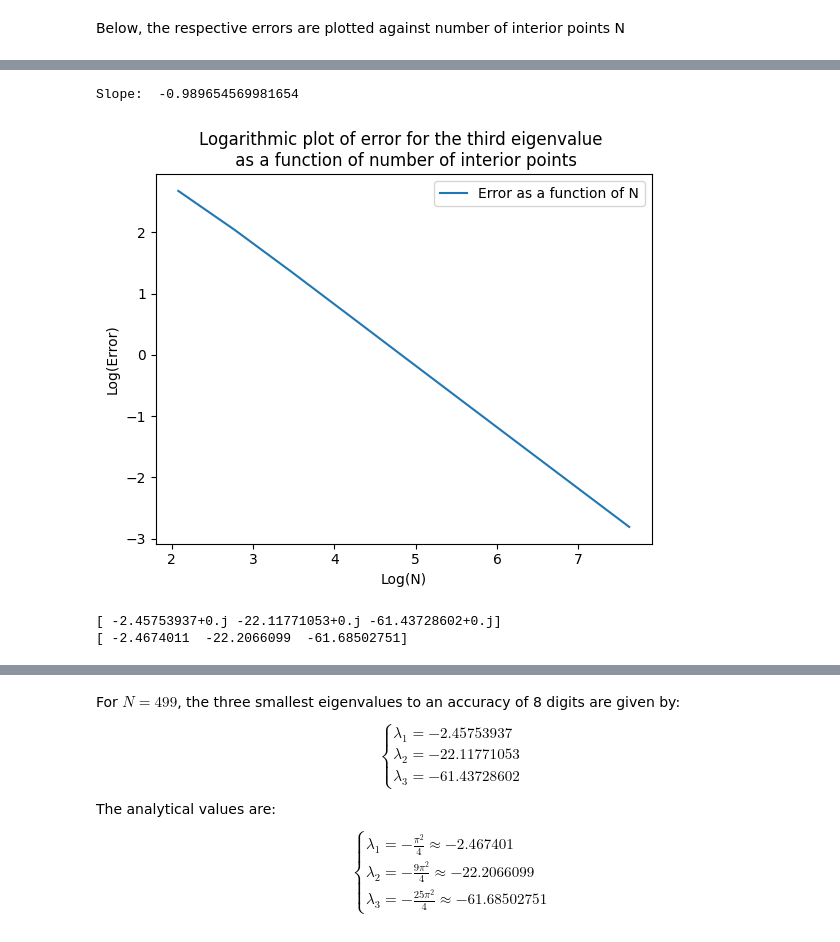
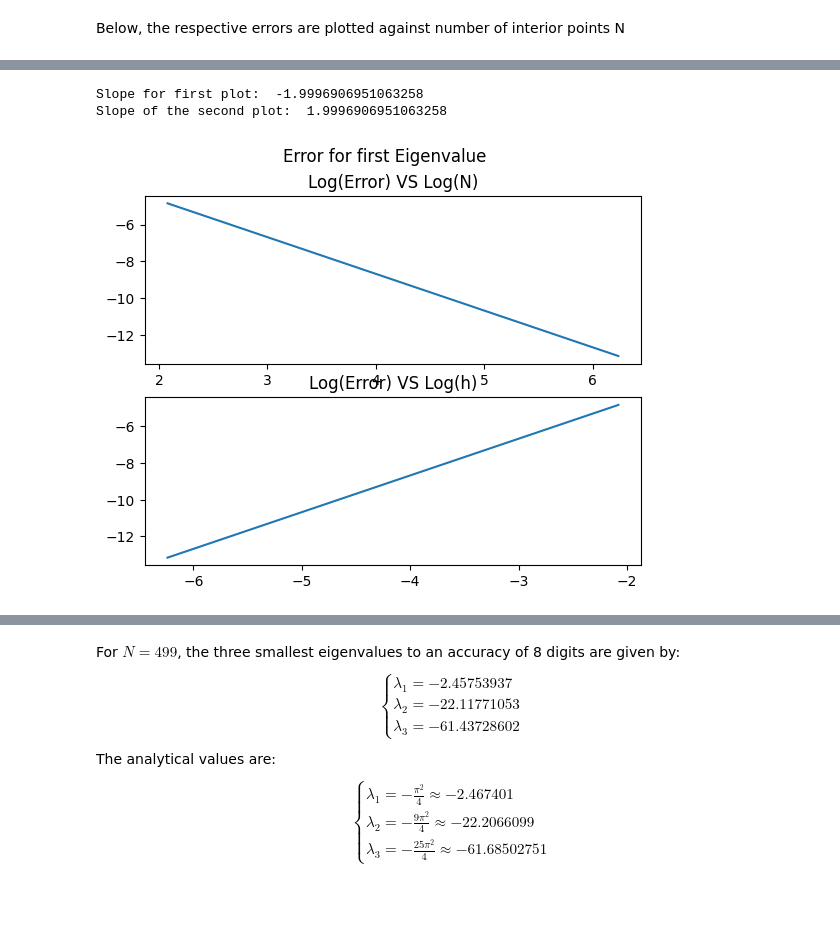
Before and after one commit to william-lundgren/FilipNumMums, a Jupyter notebook: Project2.ipynb, the cells around one changed output, grey strips where cells are left out. Drawn from its saved outputs; the diff is of its cells as text; code cells hidden in the pictures; blank space fills up the shorter version.

```diff
--- a/Project2.ipynb
+++ b/Project2.ipynb
@@ -283,8 +283,7 @@ def Neumann_toeplitz_dim(dim):
     dx = 1/(dim)
 
     toeplitz              = diags([1, -2, 1], [-1, 0, 1], shape=(dim, dim)).toarray()
-    toeplitz[-1, -1]      = -2/3
-    toeplitz[-1, dim - 2] = 2/3
+    toeplitz[-1, dim - 2] = 2
     toeplitz              = toeplitz/(dx*dx)
 
     return csr_matrix(toeplitz)
@@ -293,11 +292,14 @@ three_first_eigenvalues = -0.25*np.pi**2*np.array([1, 9, 25])
 # %% [markdown]
 For the specific problem (6), the error of the three first eigenvalues $-\frac{\pi^2}{4}, -3^2\frac{\pi^2}{4}, -5^2\frac{\pi^2}{4}$ is studied as a function of number of interior points $N$.
 # %%
-Nvec         = [int(np.power(2,i)) for i in range(3, 12)]
+Nvec         = [int(np.power(2,i)) for i in range(3, 10)]
 eigen_errors = np.zeros((len(Nvec), 3))
+stepgrid     = np.zeros_like(Nvec)
+stepgrid     = stepgrid.astype(float)
 
 
 for i, n in enumerate(Nvec):
+    stepgrid[i] = 1/(n)
     val, vec = eigs(Neumann_toeplitz_dim(n), 3, None, None, 'SM')
     val -= three_first_eigenvalues
     val = abs(val)
@@ -335,19 +313,14 @@ Slope:  -0.9748577767997105
-# %%
-#Error plot of third eigenvalue
-plt.plot(np.log(Nvec), np.log(eigen_errors[:,2]), label='Error as a function of N')
-plt.title('Logarithmic plot of error for the third eigenvalue \n as a function of number of interior points')
-plt.xlabel('Log(N)')
-plt.ylabel('Log(Error)')
-plt.legend()
-
-print('Slope: ', np.log(eigen_errors[-1,2]/eigen_errors[0,2])/np.log(Nvec[-1]/Nvec[0]))
-# %% [output]
-Slope:  -0.989654569981654
-[figure, removed]
-# %%
-val, vec = eigs(Neumann_toeplitz_dim(499), 3, None, None, 'SM')
-print(val)
-print(three_first_eigenvalues)
-# %% [output]
-[ -2.45753937+0.j -22.11771053+0.j -61.43728602+0.j]
-[ -2.4674011  -22.2066099  -61.68502751]
+# %%
+fig, (ax1, ax2) = plt.subplots(2)
+fig.suptitle('Error for first Eigenvalue')
+ax1.plot(np.log(Nvec), np.log(eigen_errors[:,0]))
+ax2.plot(np.log(stepgrid), np.log(eigen_errors[:,0]))
+ax1.title.set_text('Log(Error) VS Log(N)')
+ax2.title.set_text('Log(Error) VS Log(h)')
+
+print('Slope for first plot: ', np.log(eigen_errors[-1,0]/eigen_errors[0,0])/np.log(Nvec[-1]/Nvec[0]))
+print('Slope of the second plot: ', np.log(eigen_errors[-1,0]/eigen_errors[0,0])/np.log(stepgrid[-1]/stepgrid[0]))
+# %% [output]
+Slope for first plot:  -1.9996906951063258
+Slope of the second plot:  1.9996906951063258
+[figure, added]
```
Also changed, not shown: parts of 24 cells of this notebook.
